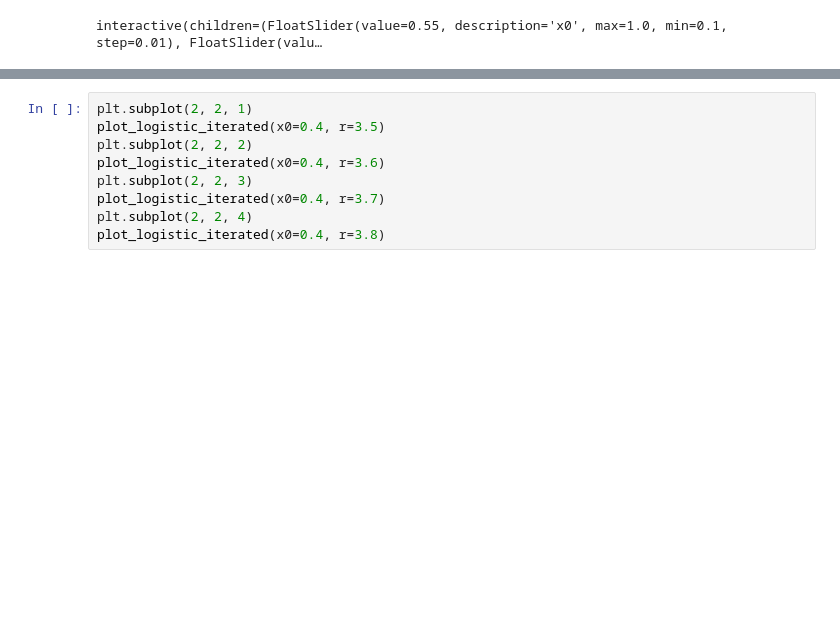
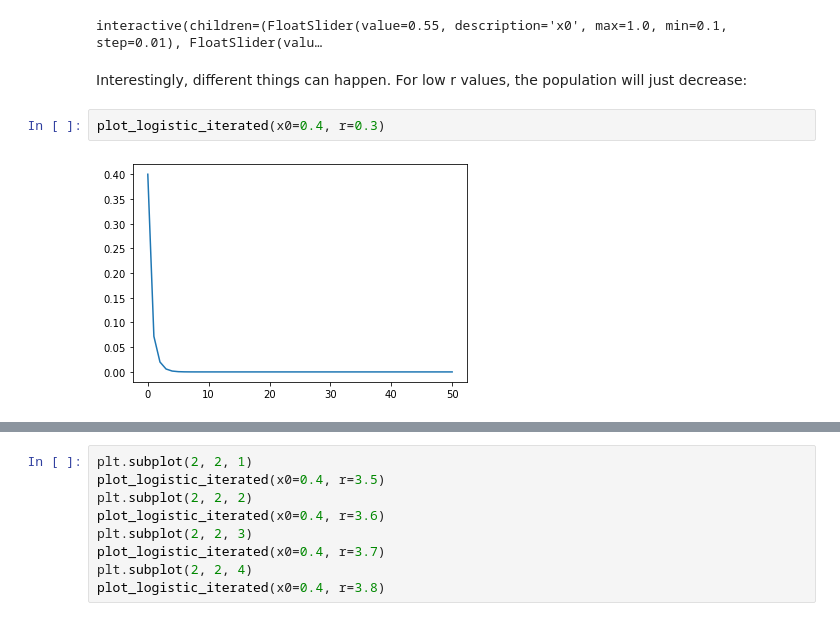
Before and after one commit to RRisto/learning, a Jupyter notebook: nonlinear_algebra/logistic_map.ipynb, the cells around one changed output, grey strips where cells are left out. Saved outputs shown, nothing was run; the diff lists cells and outputs as text; blank space fills up the shorter version.

```diff
--- a/nonlinear_algebra/logistic_map.ipynb
+++ b/nonlinear_algebra/logistic_map.ipynb
@@ -25,3 +25,9 @@ def plot_logistic_iterated(x0=(0.1, 1, 0.01), r=(0, 4, 0.01)):
     plt.plot(vals)
 # %% [output]
 interactive(children=(FloatSlider(value=0.55, description='x0', max=1.0, min=0.1, step=0.01), FloatSlider(valu…
+# %% [markdown]
+Interestingly, different things can happen. For low r values, the population will just decrease:
+# %%
+plot_logistic_iterated(x0=0.4, r=0.3)
+# %% [output]
+[figure, added]
```
Also changed, not shown: parts of 12 cells of this notebook, 1 other file.
